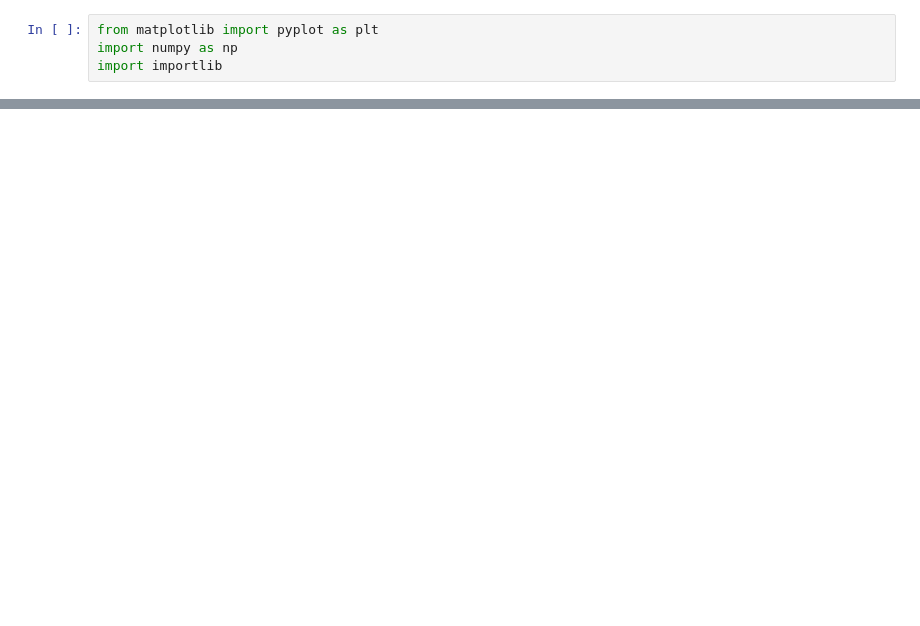
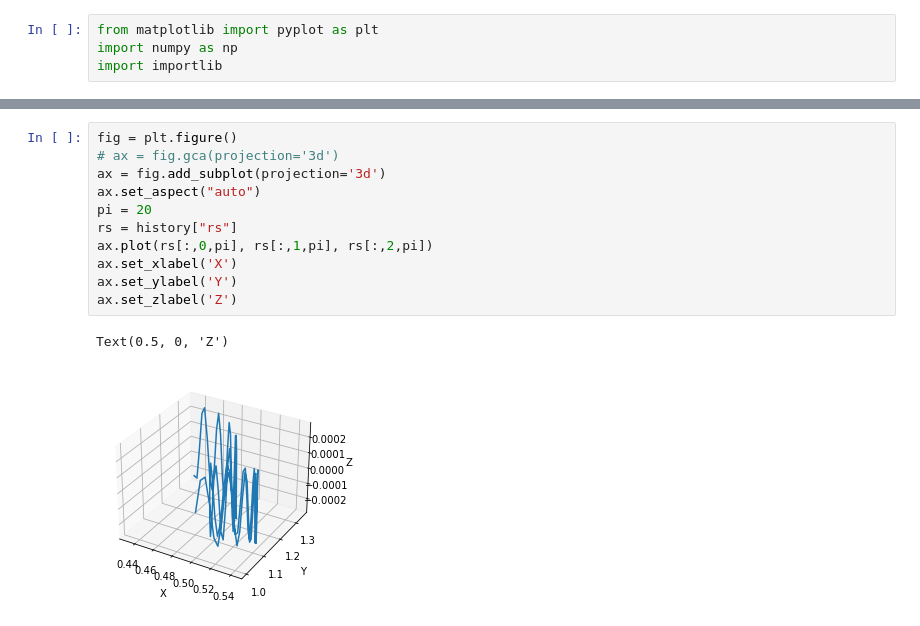
Before and after one commit to ashmat98/LJ-magnetic, a Jupyter notebook: Simulate test.ipynb, the cells around one changed output, grey strips where cells are left out. Drawn from its saved outputs; the diff is of its cells as text; blank space fills up the shorter version.

```diff
--- a/Simulate test.ipynb
+++ b/Simulate test.ipynb
@@ -44,0 +54,14 @@ plt.plot(np.sum(history["KE"] + history["PE"], axis=1))
+# %%
+fig = plt.figure()
+# ax = fig.gca(projection='3d')
+ax = fig.add_subplot(projection='3d')
+ax.set_aspect("auto")
+pi = 20
+rs = history["rs"]
+ax.plot(rs[:,0,pi], rs[:,1,pi], rs[:,2,pi])
+ax.set_xlabel('X')
+ax.set_ylabel('Y')
+ax.set_zlabel('Z')
+# %% [output]
+Text(0.5, 0, 'Z')
+[figure, added]
```
Also changed, not shown: parts of 6 cells of this notebook, 2 other files.
